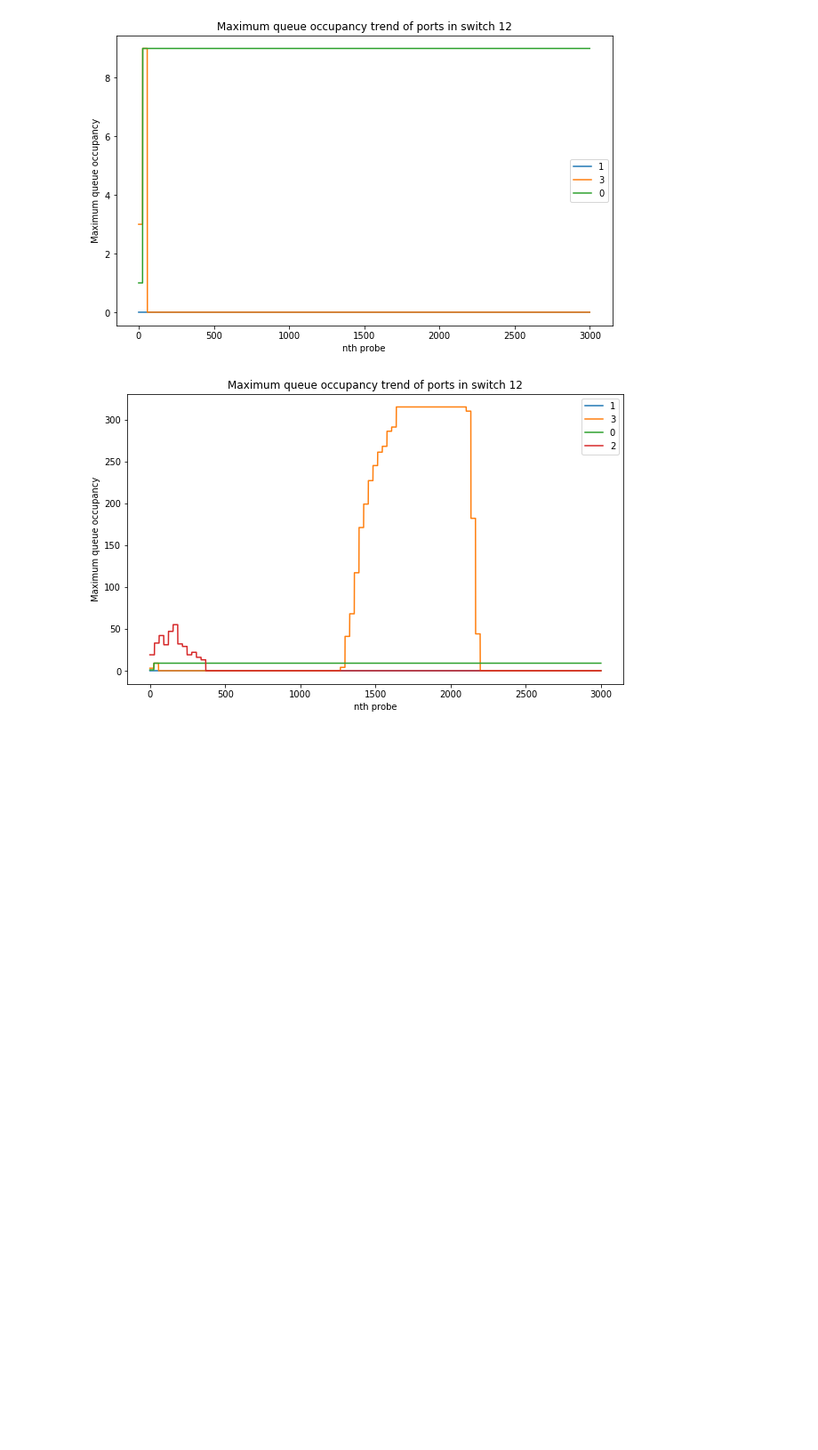
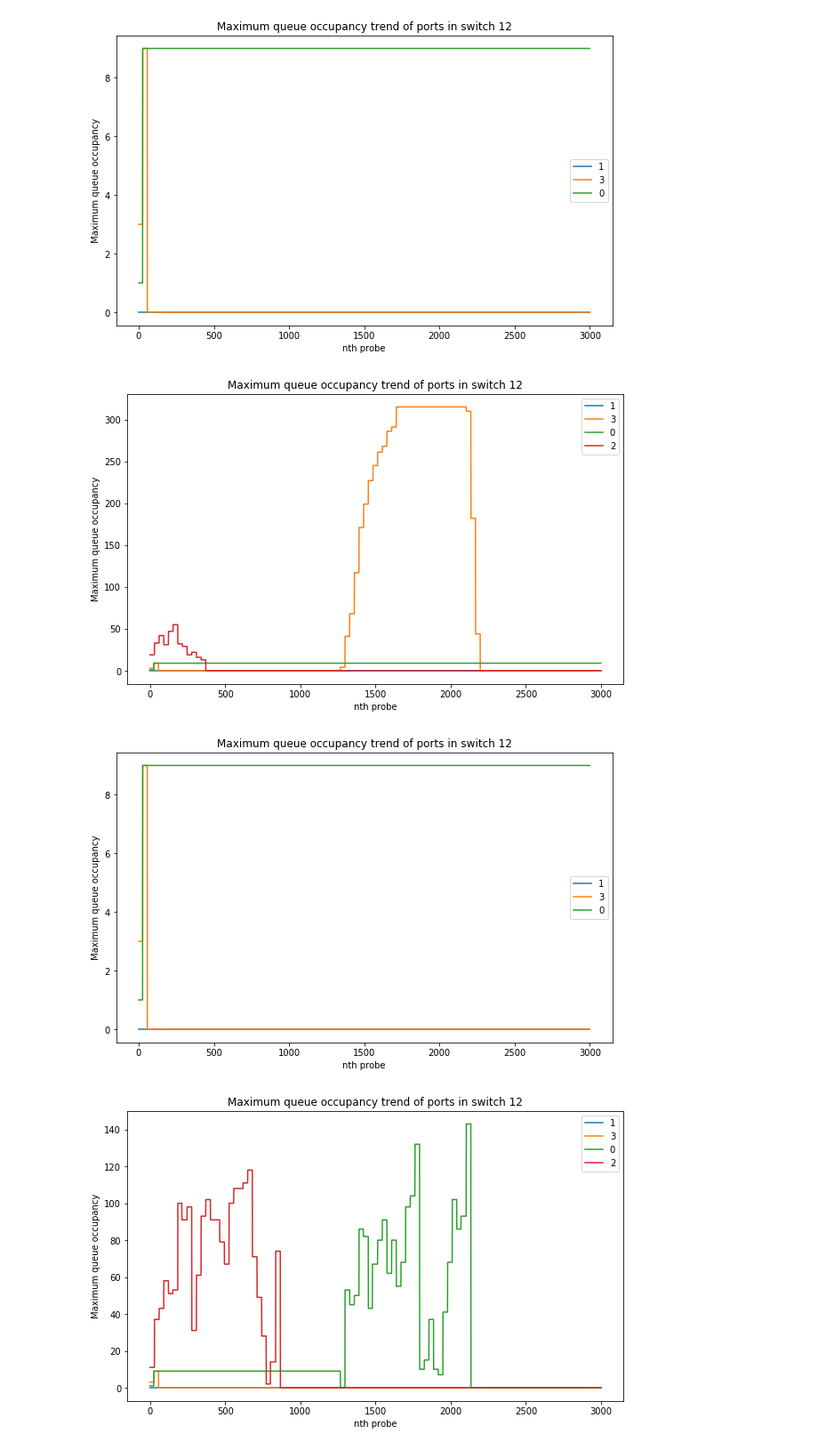
Before and after one commit to sbibek/Ns3DataplaneSimulation, a Jupyter notebook: ns-3.33/probeanalysis.ipynb, the cells around one changed output. Shown at 89% size. Saved outputs shown, nothing was run; the diff lists cells and outputs as text; code cells hidden in the pictures; blank space fills up the shorter version.

```diff
--- a/ns-3.33/probeanalysis.ipynb
+++ b/ns-3.33/probeanalysis.ipynb
@@ -58,0 +64,8 @@ processProbeLog("probe12-1000p.log")
+# %%
+# switch 12 stats with and without transfer
+# in this case port 0 should show some activity
+processProbeLog("t0-3-s12-1000p.log")
+processProbeLog("t0-3-s12-1000p-bt.log")
+# %% [output]
+[figure, added]
+[figure, added]
```
Also changed, not shown: parts of 4 cells of this notebook, 8 other files.
